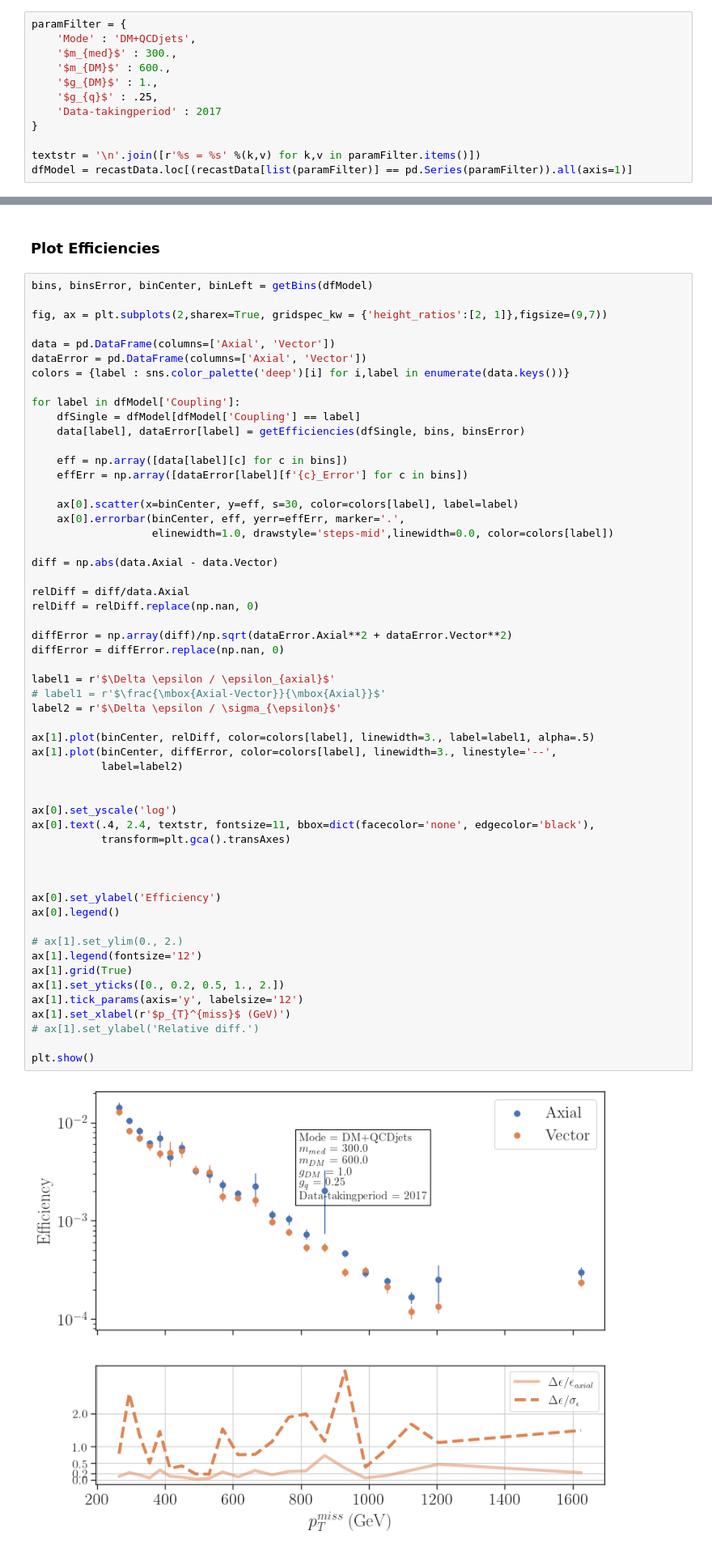
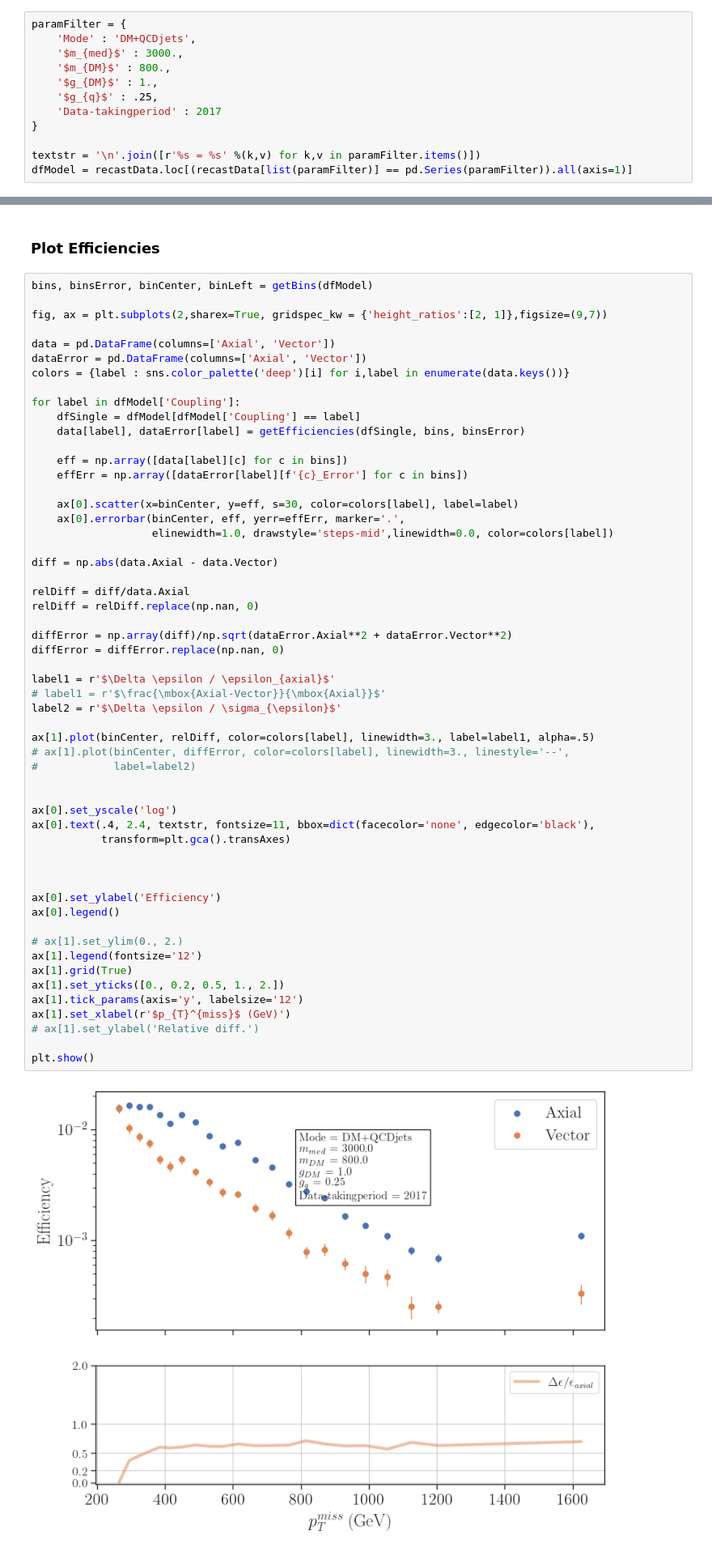
Before and after one commit to andlessa/MonoXSMS, a Jupyter notebook: notebooks/obtainEfficiencies-Copy1.ipynb, the cells around one changed output, grey strips where cells are left out. Shown at 81% size. Cells and saved outputs as stored; diff of their text form.

```diff
--- a/notebooks/obtainEfficiencies-Copy1.ipynb
+++ b/notebooks/obtainEfficiencies-Copy1.ipynb
@@ -69,8 +69,8 @@ $g_{q}$ = 0.25
 # %%
 paramFilter = {
     'Mode' : 'DM+QCDjets',
-    '$m_{med}$' : 300.,
-    '$m_{DM}$' : 600.,
+    '$m_{med}$' : 3000.,
+    '$m_{DM}$' : 800.,
     '$g_{DM}$' : 1.,
     '$g_{q}$' : .25,
     'Data-takingperiod' : 2017
@@ -140,36 +140,36 @@ relDiff = relDiff.replace(np.nan, 0)
 
 diffError = np.array(diff)/np.sqrt(dataError.Axial**2 + dataError.Vector**2)
 diffError = diffError.replace(np.nan, 0)
 
 label1 = r'$\Delta \epsilon / \epsilon_{axial}$'
 # label1 = r'$\frac{\mbox{Axial-Vector}}{\mbox{Axial}}$'
 label2 = r'$\Delta \epsilon / \sigma_{\epsilon}$'
 
 ax[1].plot(binCenter, relDiff, color=colors[label], linewidth=3., label=label1, alpha=.5)
-ax[1].plot(binCenter, diffError, color=colors[label], linewidth=3., linestyle='--',
-           label=label2)
+# ax[1].plot(binCenter, diffError, color=colors[label], linewidth=3., linestyle='--',
+#            label=label2)
 
 
 ax[0].set_yscale('log')
 ax[0].text(.4, 2.4, textstr, fontsize=11, bbox=dict(facecolor='none', edgecolor='black'),
            transform=plt.gca().transAxes)
 
 
 
 ax[0].set_ylabel('Efficiency')
 ax[0].legend()
 
 # ax[1].set_ylim(0., 2.)
 ax[1].legend(fontsize='12')
 ax[1].grid(True)
 ax[1].set_yticks([0., 0.2, 0.5, 1., 2.])
 ax[1].tick_params(axis='y', labelsize='12')
 ax[1].set_xlabel(r'$p_{T}^{miss}$ (GeV)')
 # ax[1].set_ylabel('Relative diff.')
 
 plt.show()
 # %% [output]
-[figure, old version]
+[figure, new version]
 # %%
 relDiff.max()
 # %% [output]
```
Also changed, not shown: parts of 1 cell of this notebook, 8 other files.
